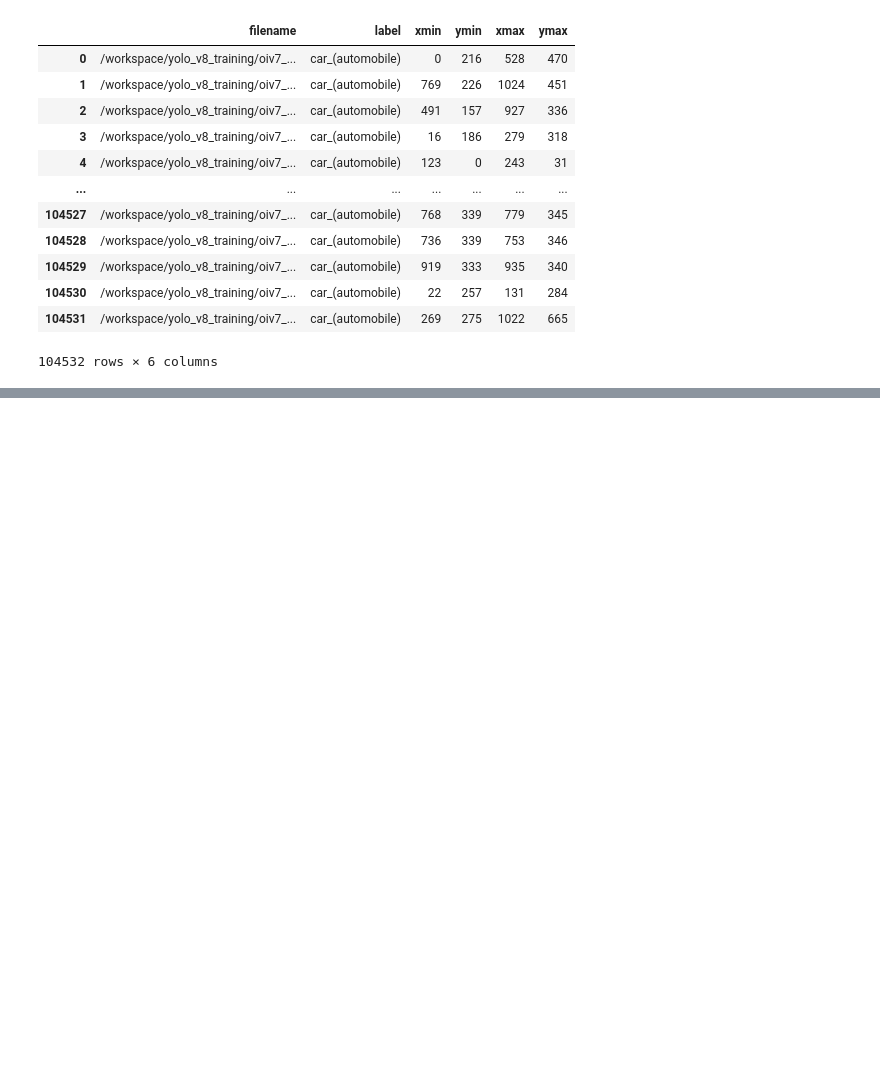
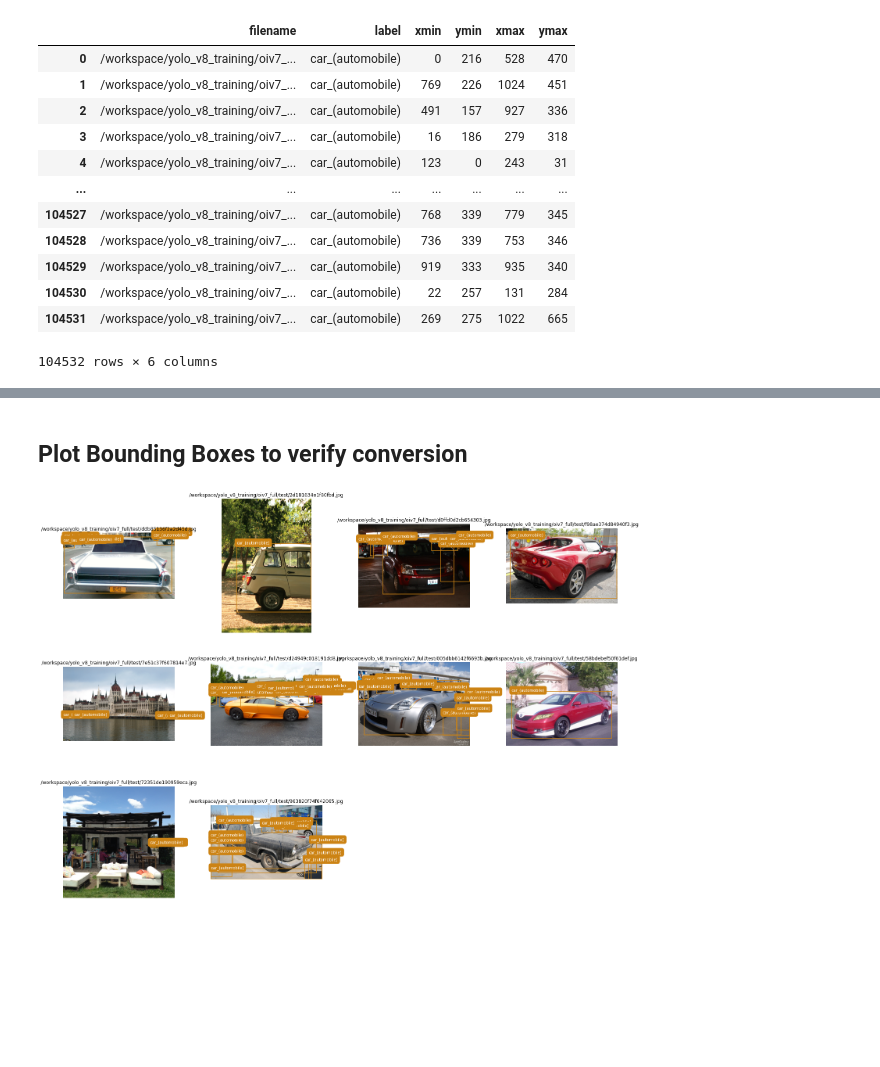
Before and after one commit to dnth/data-flywheel, a Jupyter notebook: notebooks/voc_to_fdannot.ipynb, the cells around one changed output, grey strips where cells are left out. Drawn from its saved outputs; the diff is of its cells as text; code cells hidden in the pictures; blank space fills up the shorter version.

```diff
--- a/notebooks/voc_to_fdannot.ipynb
+++ b/notebooks/voc_to_fdannot.ipynb
@@ -169,3 +175,13 @@ See the caveats in the documentation: https://pandas.pydata.org/pandas-docs/stab
 | 104530 | /workspace/yolo_v8_training/oiv7_... | car_(automobile) | 22 | 257 | 131 | 284 |
 | 104531 | /workspace/yolo_v8_training/oiv7_... | car_(automobile) | 269 | 275 | 1022 | 665 |
 104532 rows × 6 columns
+# %%
+# Convert bounding boxes
+df_annots['col_x'] = (df_annots['xmin'] + df_annots['xmax']) / 2
+df_annots['row_y'] = (df_annots['ymin'] + df_annots['ymax']) / 2
+df_annots['width'] = df_annots['xmax'] - df_annots['xmin']
+df_annots['height'] = df_annots['ymax'] - df_annots['ymin']
+
+df_annots = df_annots[['filename', 'label', 'col_x', 'row_y', 'width', 'height']]
+
+df_annots
@@ -171,0 +202,4 @@ See the caveats in the documentation: https://pandas.pydata.org/pandas-docs/stab
+# %%
+grouped_df = df_annots.groupby('filename')
+agg_df = grouped_df.agg(lambda x: list(x))
+agg_df = agg_df.reset_index()
@@ -171,0 +222,2 @@ See the caveats in the documentation: https://pandas.pydata.org/pandas-docs/stab
+# %% [markdown]
+## Plot Bounding Boxes to verify conversion
@@ -171,0 +282,35 @@ See the caveats in the documentation: https://pandas.pydata.org/pandas-docs/stab
+# %%
+NUM_IMAGES = 10
+sampled_df = agg_df.sample(NUM_IMAGES)
+
+# Calculate grid size
+n_images = len(sampled_df)
+grid_size = int(n_images**0.5) + 1  # Simple way to determine grid size
+
+# Create figure and axes
+fig, axes = plt.subplots(grid_size, grid_size, figsize=(20, 20))
+
+axes = axes.flatten()  # Flatten to easily iterate over
+
+for ax, (index, row) in zip(axes, sampled_df.iterrows()):
+    filename = row['filename']
+    img = plt.imread(filename)  # Assuming plt is imported from matplotlib
+    annotations = {
+        'labels': row['label'],
+        # 'scores': row['score'],
+        # 'outlier_distance': row['outlier_distance'],
+        'boxes': list(zip(row['col_x'], row['row_y'], row['width'], row['height']))
+    }
+
+    annotate_image(ax, img, annotations)
+    ax.set_title(filename)
+    ax.axis('off')  # Hide axis
+
+# Hide any unused subplots
+for ax in axes[len(sampled_df):]:
+    ax.axis('off')
+
+plt.tight_layout()
+plt.show()
+# %% [output]
+[figure, added]
```
Also changed, not shown: parts of 6 cells of this notebook.
